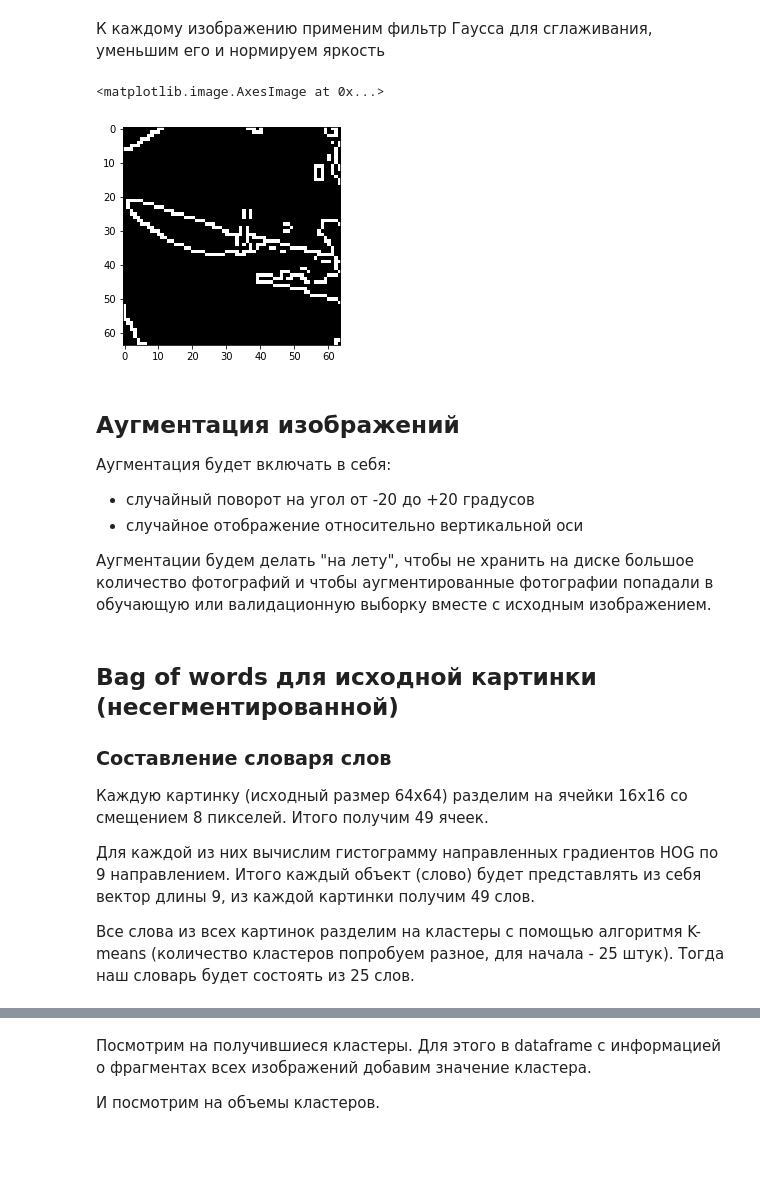
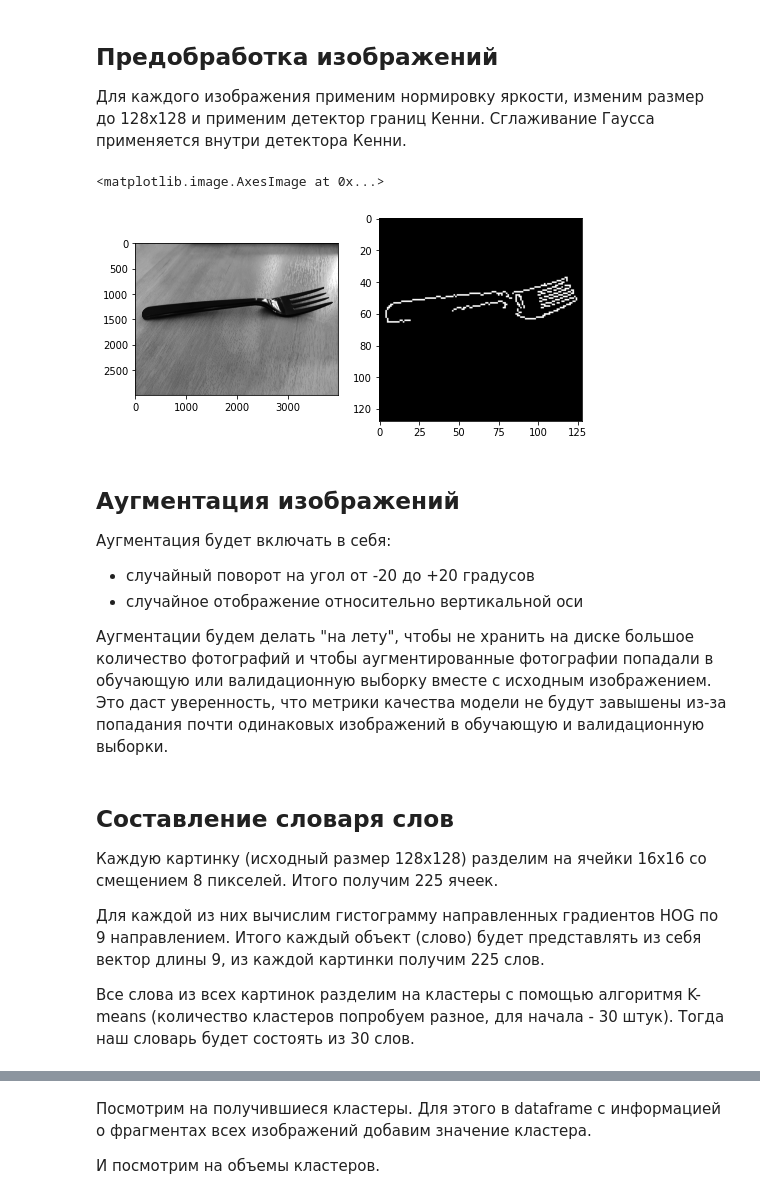
Before and after one commit to TFofanova-py/dish_classifier_NIS, a Jupyter notebook: Bag_of_words.ipynb, the cells around one changed output, grey strips where cells are left out. Cells and saved outputs as stored; diff of their text form; code cells hidden in the pictures; blank space fills up the shorter version.

```diff
--- a/Bag_of_words.ipynb
+++ b/Bag_of_words.ipynb
@@ -75,29 +89,31 @@ df_train.shape, df_val.shape
 # %% [markdown]
-К каждому изображению применим фильтр Гаусса для сглаживания, уменьшим его и нормируем яркость
+## Предобработка изображений
+
+Для каждого изображения применим нормировку яркости, изменим размер до 128х128 и применим детектор границ Кенни. Сглаживание Гаусса применяется внутри детектора Кенни.
 # %%
 def first_prepare(img):
-    # размытие (сглаживание)
-    img = cv2.GaussianBlur(img, (35, 35), 9)
-
+     # нормализуем интенсивности от 0 до 255
+    img = cv2.normalize(img, None, 0, 255, norm_type=cv2.NORM_MINMAX)
 
     # уменьшим размер
-    img = cv2.resize(img, (64, 64))
+    img = cv2.resize(img, (128, 128))
 
     # найдем границы на изображении
-    img = cv2.Canny(np.uint8(img), 200, 300)
-
-    # нормализуем интенсивности от 0 до 255
-    img = cv2.normalize(img, None, 0, 255, norm_type=cv2.NORM_MINMAX)
+    img = cv2.Canny(np.uint8(img), 200, 450)
+#     img = cv2.Canny(np.uint8(img), 100, 200)
 
     return img
 
-img = cv2.imread(df_train.iloc[18, 1], cv2.IMREAD_GRAYSCALE)
+# пример работы функции предобработки
+img = cv2.imread(df_train.iloc[47, 1], cv2.IMREAD_GRAYSCALE)
+img_prepared = first_prepare(img)
 
-img = first_prepare(img)
-plt.imshow(img, cmap="gray")
+fig, axx = plt.subplots(1, 2, figsize= (8,4))
+axx[0].imshow(img, cmap="gray")
+axx[1].imshow(img_prepared, cmap="gray")
 # %% [output]
 <matplotlib.image.AxesImage at 0x...>
-[figure, old version]
+[figure, new version]
 # %% [markdown]
 ## Аугментация изображений
 
@@ -105,7 +121,7 @@ plt.imshow(img, cmap="gray")
 - случайный поворот на угол от -20 до +20 градусов
 - случайное отображение относительно вертикальной оси
 
-Аугментации будем делать "на лету", чтобы не хранить на диске большое количество фотографий и чтобы аугментированные фотографии попадали в обучающую или валидационную выборку вместе с исходным изображением.
+Аугментации будем делать "на лету", чтобы не хранить на диске большое количество фотографий и чтобы аугментированные фотографии попадали в обучающую или валидационную выборку вместе с исходным изображением. Это даст уверенность, что метрики качества модели не будут завышены из-за попадания почти одинаковых изображений в обучающую и валидационную выборки.
 # %%
 def rot(image, angle=5, scale=1.0):
     # поворот
@@ -148,14 +167,12 @@ def augmentation(image_name, n_aug):
 
     return image
 # %% [markdown]
-## Bag of words для исходной картинки (несегментированной)
+## Составление словаря слов
+Каждую картинку (исходный размер 128х128) разделим на ячейки 16х16 со смещением 8 пикселей. Итого получим 225 ячеек.
 
-### Составление словаря слов
-Каждую картинку (исходный размер 64х64) разделим на ячейки 16х16 со смещением 8 пикселей. Итого получим 49 ячеек.
+Для каждой из них вычислим гистограмму направленных градиентов HOG по 9 направлением. Итого каждый объект (слово) будет представлять из себя вектор длины 9, из каждой картинки получим 225 слов.
 
-Для каждой из них вычислим гистограмму направленных градиентов HOG по 9 направлением. Итого каждый объект (слово) будет представлять из себя вектор длины 9, из каждой картинки получим 49 слов.
-
-Все слова из всех картинок разделим на кластеры с помощью алгоритмя K-means (количество кластеров попробуем разное, для начала - 25 штук).
-Тогда наш словарь будет состоять из 25 слов.
+Все слова из всех картинок разделим на кластеры с помощью алгоритмя K-means (количество кластеров попробуем разное, для начала - 30 штук).
+Тогда наш словарь будет состоять из 30 слов.
 # %%
 def get_frames(image, image_name):
```
Also changed, not shown: parts of 52 cells of this notebook.
